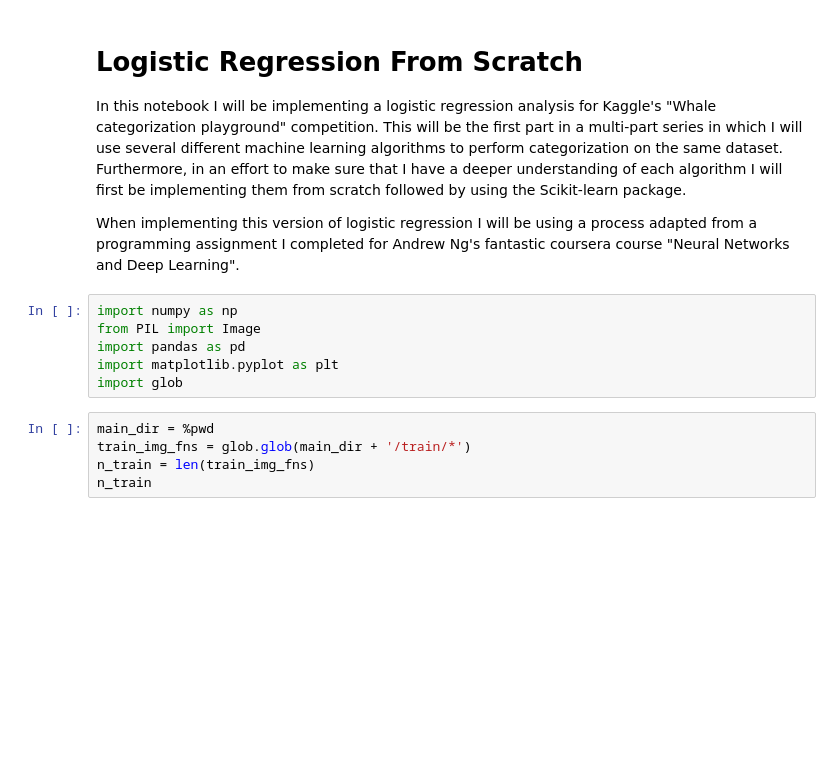
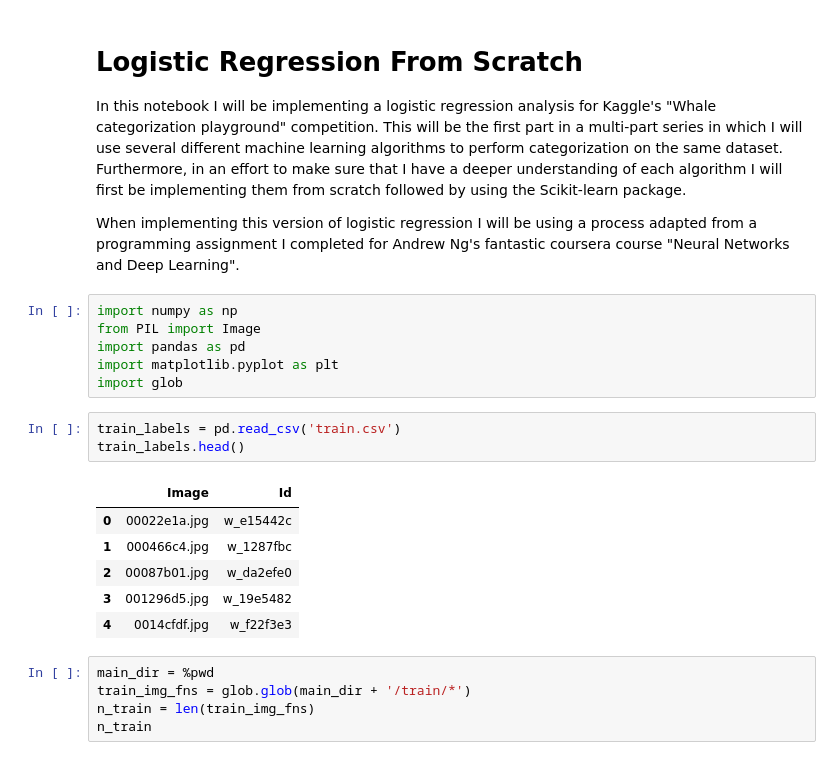
Before and after one commit to efinkel/whale-categorization, a Jupyter notebook: whale-categorization.ipynb, the cells around one changed output. Drawn from its saved outputs; the diff is of its cells as text; blank space fills up the shorter version.

```diff
--- a/whale-categorization.ipynb
+++ b/whale-categorization.ipynb
@@ -10,6 +10,16 @@ from PIL import Image
 import pandas as pd
 import matplotlib.pyplot as plt
 import glob
+# %%
+train_labels = pd.read_csv('train.csv')
+train_labels.head()
+# %% [output]
+|  | Image | Id |
+| 0 | 00022e1a.jpg | w_e15442c |
+| 1 | 000466c4.jpg | w_1287fbc |
+| 2 | 00087b01.jpg | w_da2efe0 |
+| 3 | 001296d5.jpg | w_19e5482 |
+| 4 | 0014cfdf.jpg | w_f22f3e3 |
 # %%
 main_dir = %pwd
 train_img_fns = glob.glob(main_dir + '/train/*')
```
Also changed, not shown: parts of 16 cells of this notebook.
